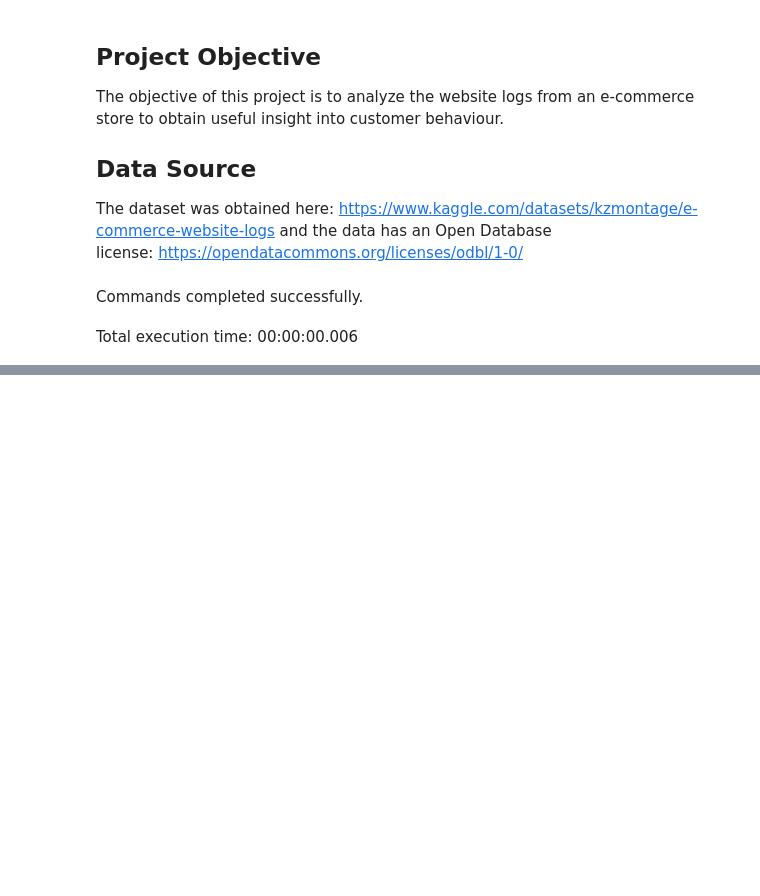
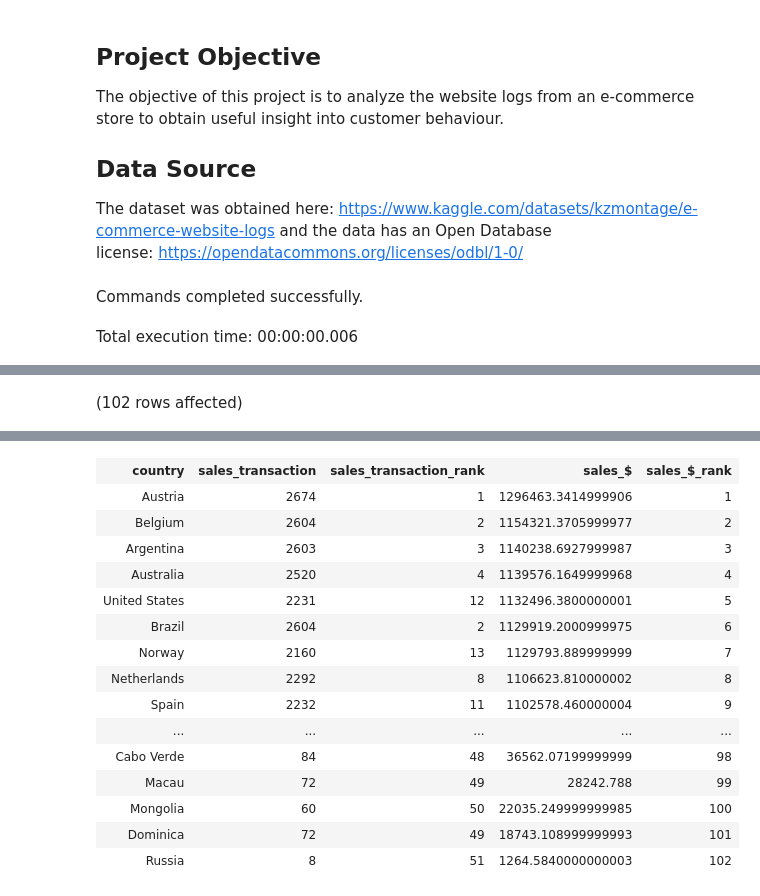
Before and after one commit to grahamgreene88/E-commerce-logs, a Jupyter notebook: ecommerce_logs_notebook.ipynb, the cells around one changed output, grey strips where cells are left out. Cells and saved outputs as stored; diff of their text form; code cells hidden in the pictures; blank space fills up the shorter version.

```diff
--- a/ecommerce_logs_notebook.ipynb
+++ b/ecommerce_logs_notebook.ipynb
@@ -16,0 +28,13 @@ Total execution time: 00:00:00.006
+# %%
+-- Which country had the most sales (transactions) and sales ($ amount)?
+-- showing country rankings for both metrics using window functions
+SELECT country,
+    COUNT(*) AS sales_transaction,
+    DENSE_RANK() OVER(ORDER BY COUNT(*) DESC) AS sales_transaction_rank,
+    SUM(Sales) AS sales_$,
+    DENSE_RANK() OVER(ORDER BY SUM(Sales) DESC) AS sales_$_rank
+FROM logs
+GROUP BY country
+ORDER BY sales_$ DESC;
+# %% [output]
+(102 rows affected)
@@ -16,0 +42,16 @@ Total execution time: 00:00:00.006
+| country | sales_transaction | sales_transaction_rank | sales_$ | sales_$_rank |
+| Austria | 2674 | 1 | 1296463.3414999906 | 1 |
+| Belgium | 2604 | 2 | 1154321.3705999977 | 2 |
+| Argentina | 2603 | 3 | 1140238.6927999987 | 3 |
+| Australia | 2520 | 4 | 1139576.1649999968 | 4 |
+| United States | 2231 | 12 | 1132496.3800000001 | 5 |
+| Brazil | 2604 | 2 | 1129919.2000999975 | 6 |
+| Norway | 2160 | 13 | 1129793.889999999 | 7 |
+| Netherlands | 2292 | 8 | 1106623.810000002 | 8 |
+| Spain | 2232 | 11 | 1102578.460000004 | 9 |
+| ... | ... | ... | ... | ... |
+| Cabo Verde | 84 | 48 | 36562.07199999999 | 98 |
+| Macau | 72 | 49 | 28242.788 | 99 |
+| Mongolia | 60 | 50 | 22035.249999999985 | 100 |
+| Dominica | 72 | 49 | 18743.108999999993 | 101 |
+| Russia | 8 | 51 | 1264.5840000000003 | 102 |
```
Also changed, not shown: parts of 10 cells of this notebook.
